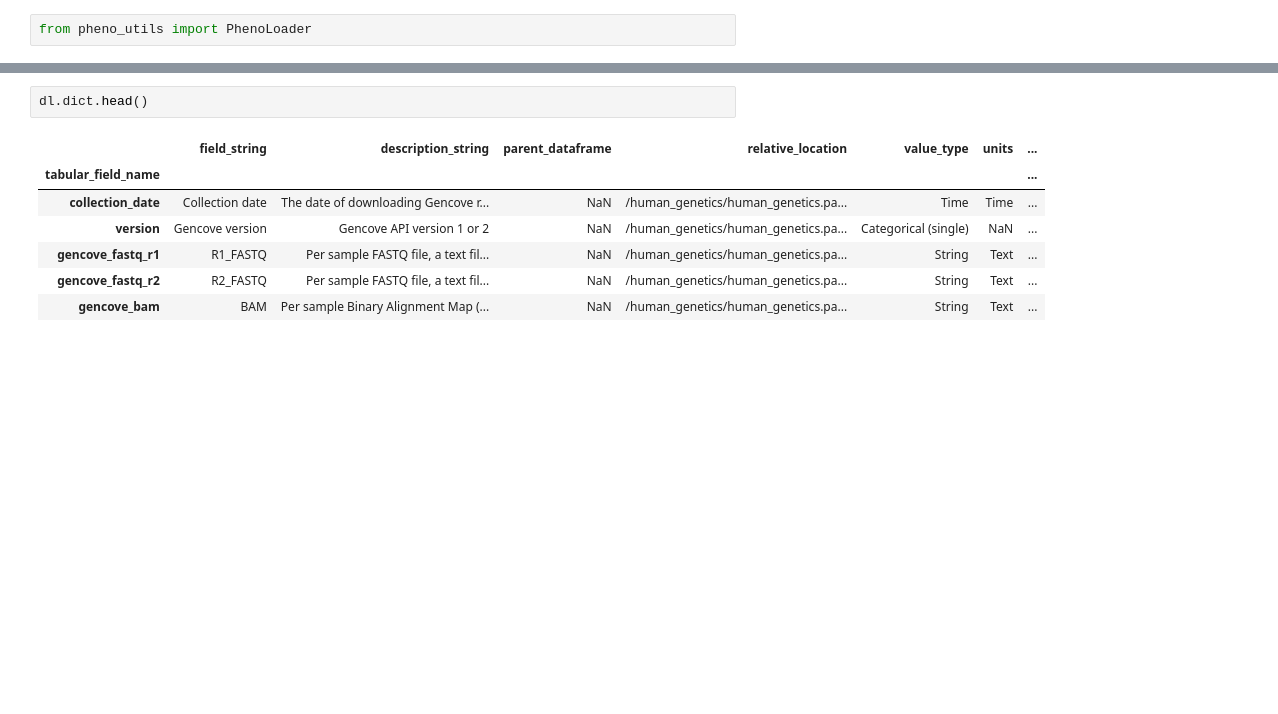
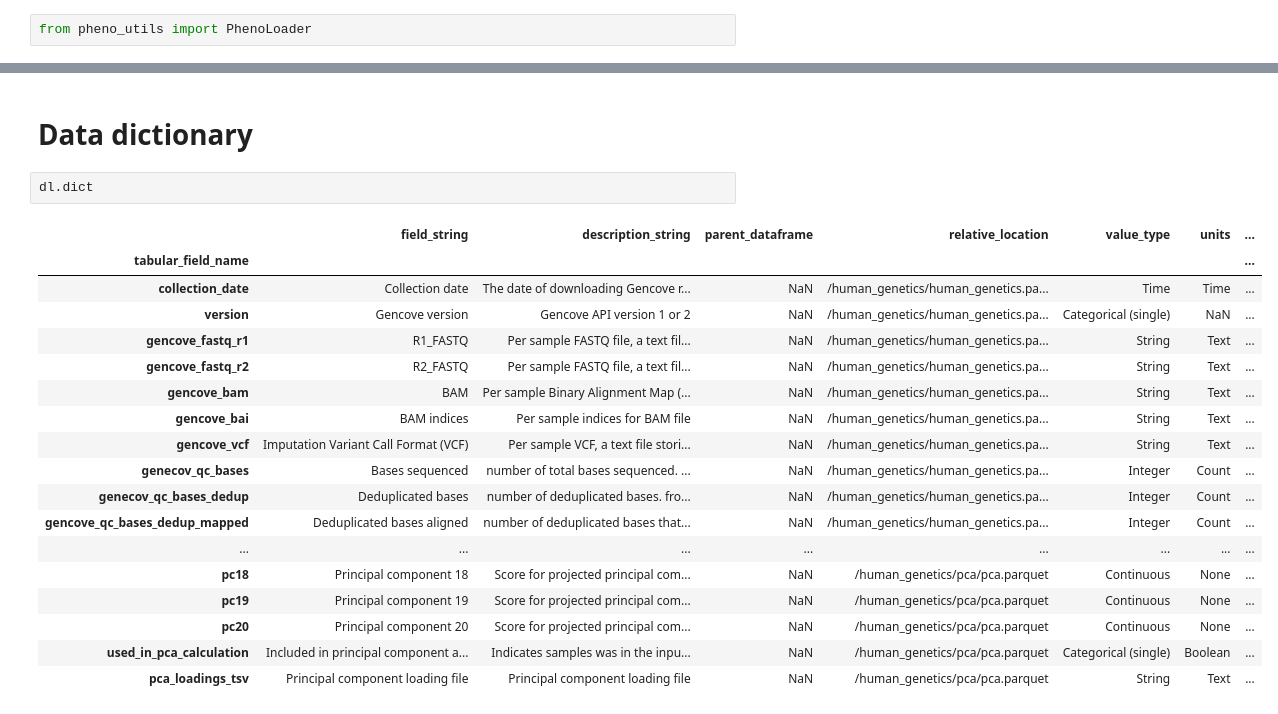
Before and after one commit to pheno-ai/pheno-docs, a Jupyter notebook: pheno_knowledge_base/datasets/14-human_genetics.ipynb, the cells around one changed output, grey strips where cells are left out. Saved outputs shown, nothing was run; the diff lists cells and outputs as text; blank space fills up the shorter version.

Commit message:
update dataset dicts

```diff
--- a/pheno_knowledge_base/datasets/14-human_genetics.ipynb
+++ b/pheno_knowledge_base/datasets/14-human_genetics.ipynb
@@ -39,10 +32,23 @@ For some datasets, we can also take a look at the data dictionary
+# %% [markdown]
+# Data dictionary
 # %%
-dl.dict.head()
+dl.dict
 # %% [output]
 |  | field_string | description_string | parent_dataframe | relative_location | value_type | units | ... |
 | tabular_field_name |  |  |  |  |  |  | ... |
 | collection_date | Collection date | The date of downloading Gencove r... | NaN | /human_genetics/human_genetics.pa... | Time | Time | ... |
 | version | Gencove version | Gencove API version 1 or 2 | NaN | /human_genetics/human_genetics.pa... | Categorical (single) | NaN | ... |
 | gencove_fastq_r1 | R1_FASTQ | Per sample FASTQ file, a text fil... | NaN | /human_genetics/human_genetics.pa... | String | Text | ... |
 | gencove_fastq_r2 | R2_FASTQ | Per sample FASTQ file, a text fil... | NaN | /human_genetics/human_genetics.pa... | String | Text | ... |
 | gencove_bam | BAM | Per sample Binary Alignment Map (... | NaN | /human_genetics/human_genetics.pa... | String | Text | ... |
+| gencove_bai | BAM indices | Per sample indices for BAM file | NaN | /human_genetics/human_genetics.pa... | String | Text | ... |
+| gencove_vcf | Imputation Variant Call Format (VCF) | Per sample VCF, a text file stori... | NaN | /human_genetics/human_genetics.pa... | String | Text | ... |
+| genecov_qc_bases | Bases sequenced | number of total bases sequenced. ... | NaN | /human_genetics/human_genetics.pa... | Integer | Count | ... |
+| genecov_qc_bases_dedup | Deduplicated bases | number of deduplicated bases. fro... | NaN | /human_genetics/human_genetics.pa... | Integer | Count | ... |
+| gencove_qc_bases_dedup_mapped | Deduplicated bases aligned | number of deduplicated bases that... | NaN | /human_genetics/human_genetics.pa... | Integer | Count | ... |
+| ... | ... | ... | ... | ... | ... | ... | ... |
+| pc18 | Principal component 18 | Score for projected principal com... | NaN | /human_genetics/pca/pca.parquet | Continuous | None | ... |
+| pc19 | Principal component 19 | Score for projected principal com... | NaN | /human_genetics/pca/pca.parquet | Continuous | None | ... |
+| pc20 | Principal component 20 | Score for projected principal com... | NaN | /human_genetics/pca/pca.parquet | Continuous | None | ... |
+| used_in_pca_calculation | Included in principal component a... | Indicates samples was in the inpu... | NaN | /human_genetics/pca/pca.parquet | Categorical (single) | Boolean | ... |
+| pca_loadings_tsv | Principal component loading file | Principal component loading file | NaN | /human_genetics/pca/pca.parquet | String | Text | ... |
```
Also changed, not shown: parts of 3 cells of this notebook, 22 other files.
